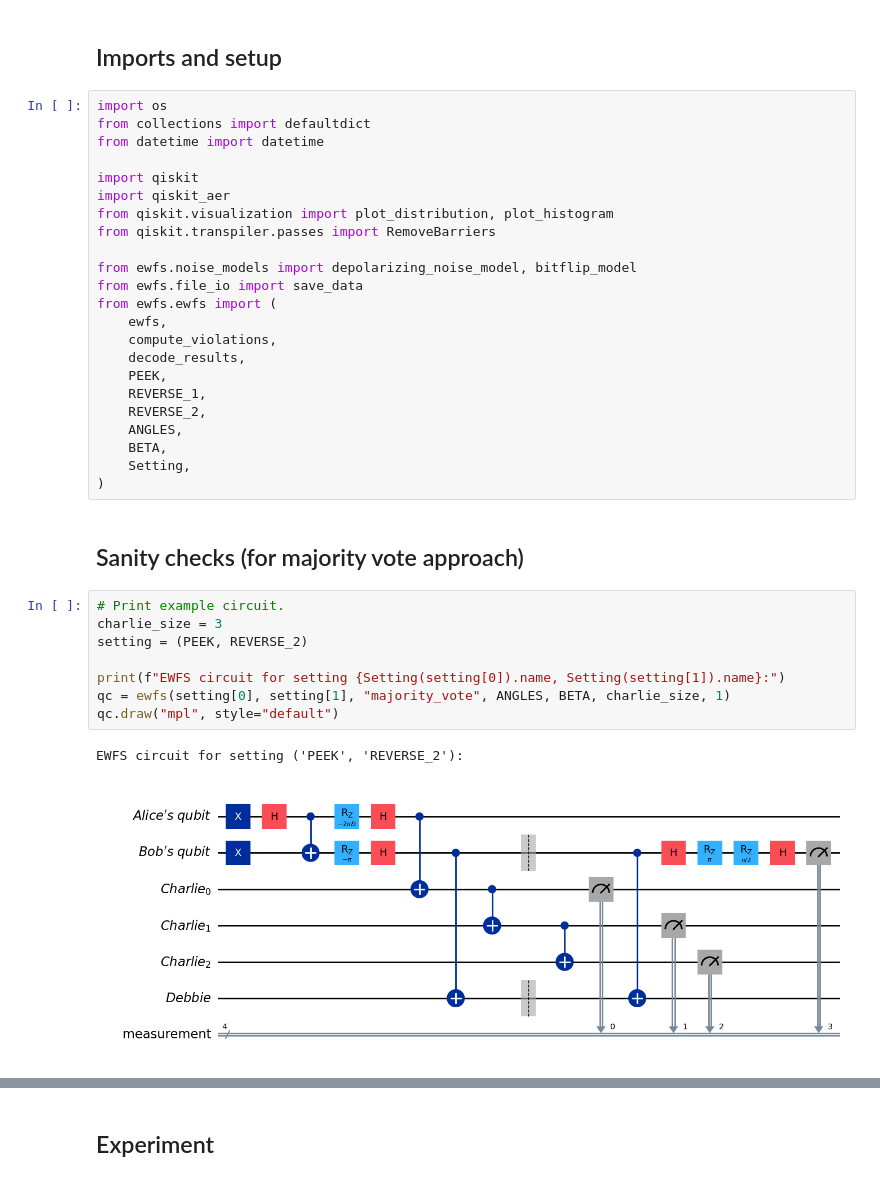
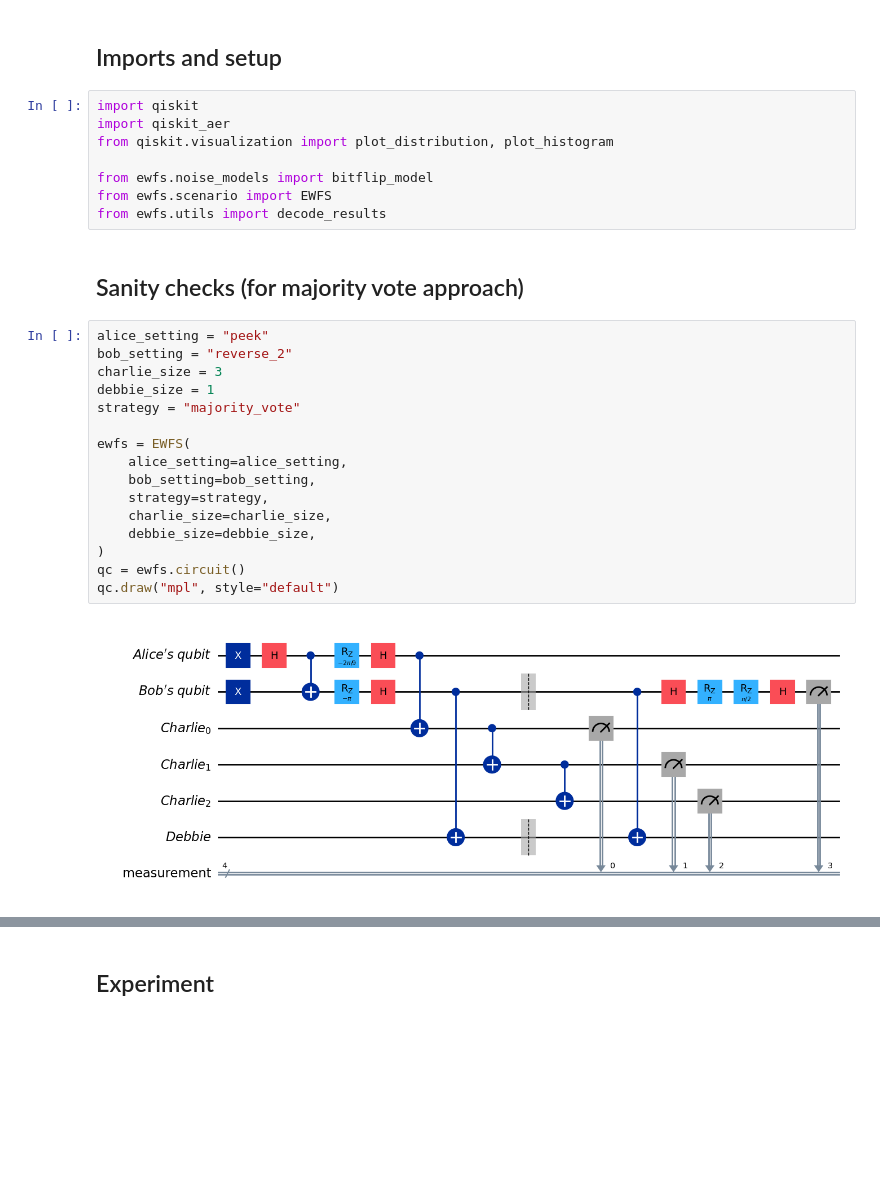
Before and after one commit to unitaryfoundation/wigners_friend, a Jupyter notebook: notebooks/demo.ipynb, the cells around one changed output, grey strips where cells are left out. Saved outputs shown, nothing was run; the diff lists cells and outputs as text; blank space fills up the shorter version.

```diff
--- a/notebooks/demo.ipynb
+++ b/notebooks/demo.ipynb
@@ -5,40 +5,32 @@ The extended Wigner's friend scenario (EWFS) with GHZ friends. Consider both "ra
 # %% [markdown]
 ## Imports and setup
 # %%
-import os
-from collections import defaultdict
-from datetime import datetime
-
 import qiskit
 import qiskit_aer
 from qiskit.visualization import plot_distribution, plot_histogram
-from qiskit.transpiler.passes import RemoveBarriers
 
-from ewfs.noise_models import depolarizing_noise_model, bitflip_model
-from ewfs.file_io import save_data
-from ewfs.ewfs import (
-    ewfs,
-    compute_violations,
-    decode_results,
-    PEEK,
-    REVERSE_1,
-    REVERSE_2,
-    ANGLES,
-    BETA,
-    Setting,
-)
+from ewfs.noise_models import bitflip_model
+from ewfs.scenario import EWFS
+from ewfs.utils import decode_results
 # %% [markdown]
 ## Sanity checks (for majority vote approach)
-# %%
-# Print example circuit.
-charlie_size = 3
-setting = (PEEK, REVERSE_2)
-
-print(f"EWFS circuit for setting {Setting(setting[0]).name, Setting(setting[1]).name}:")
-qc = ewfs(setting[0], setting[1], "majority_vote", ANGLES, BETA, charlie_size, 1)
-qc.draw("mpl", style="default")
-# %% [output]
-EWFS circuit for setting ('PEEK', 'REVERSE_2'):
-[figure, removed]
+# %%
+alice_setting = "peek"
+bob_setting = "reverse_2"
+charlie_size = 3
+debbie_size = 1
+strategy = "majority_vote"
+
+ewfs = EWFS(
+    alice_setting=alice_setting,
+    bob_setting=bob_setting,
+    strategy=strategy,
+    charlie_size=charlie_size,
+    debbie_size=debbie_size,
+)
+qc = ewfs.circuit()
+qc.draw("mpl", style="default")
+# %% [output]
+[figure, added]
 # %%
 noise_bit_flip = bitflip_model(0.03)
```
Also changed, not shown: parts of 7 cells of this notebook, 6 other files.
